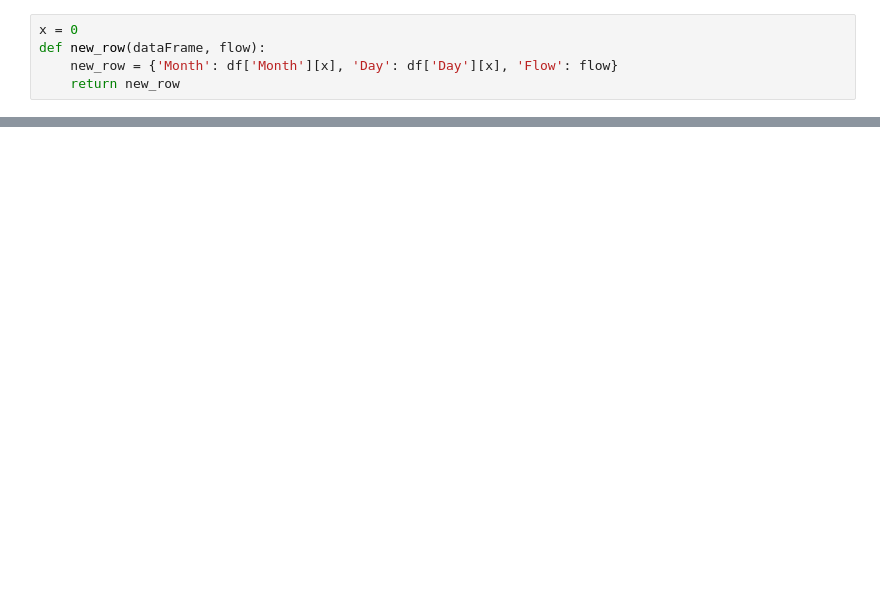
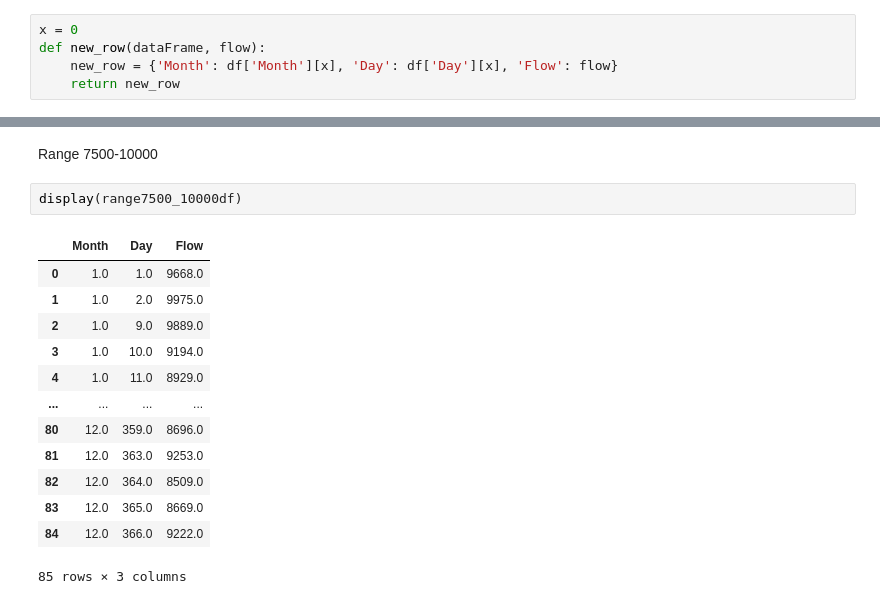
Before and after one commit to annahollandkeener/L-D2, a Jupyter notebook: L&D.ipynb, the cells around one changed output, grey strips where cells are left out. Drawn from its saved outputs; the diff is of its cells as text; blank space fills up the shorter version.

```diff
--- a/L&D.ipynb
+++ b/L&D.ipynb
@@ -101,0 +130,18 @@ print(df)
+# %% [markdown]
+Range 7500-10000
+# %%
+display(range7500_10000df)
+# %% [output]
+|  | Month | Day | Flow |
+| 0 | 1.0 | 1.0 | 9668.0 |
+| 1 | 1.0 | 2.0 | 9975.0 |
+| 2 | 1.0 | 9.0 | 9889.0 |
+| 3 | 1.0 | 10.0 | 9194.0 |
+| 4 | 1.0 | 11.0 | 8929.0 |
+| ... | ... | ... | ... |
+| 80 | 12.0 | 359.0 | 8696.0 |
+| 81 | 12.0 | 363.0 | 9253.0 |
+| 82 | 12.0 | 364.0 | 8509.0 |
+| 83 | 12.0 | 365.0 | 8669.0 |
+| 84 | 12.0 | 366.0 | 9222.0 |
+85 rows × 3 columns
```
Also changed, not shown: parts of 23 cells of this notebook, 1 other file.
